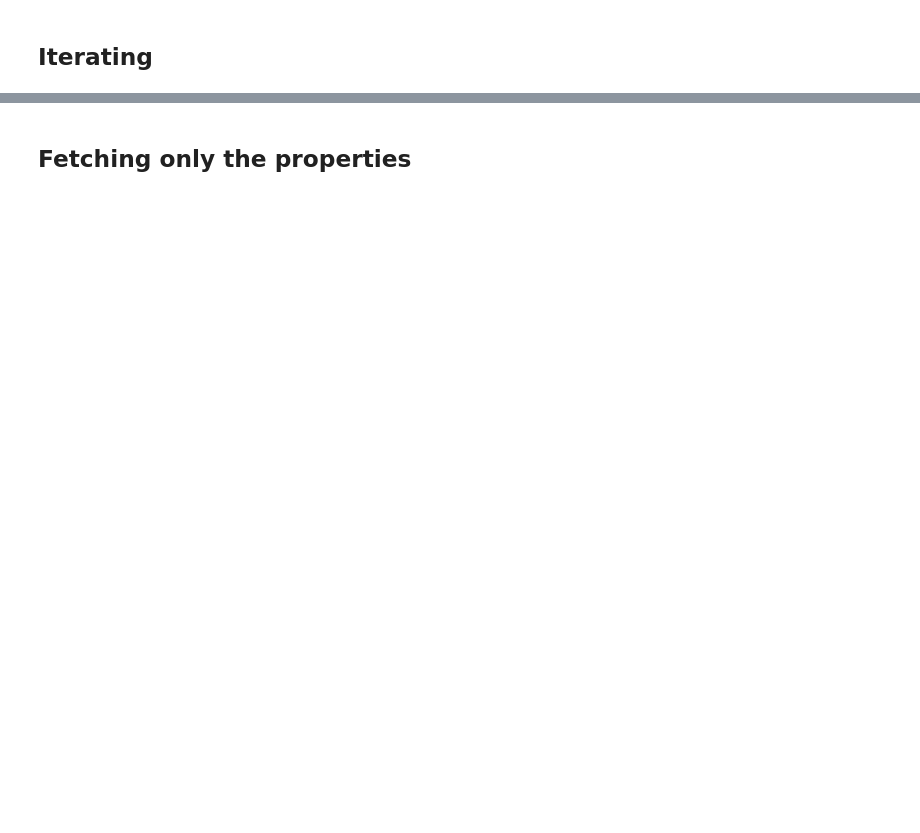
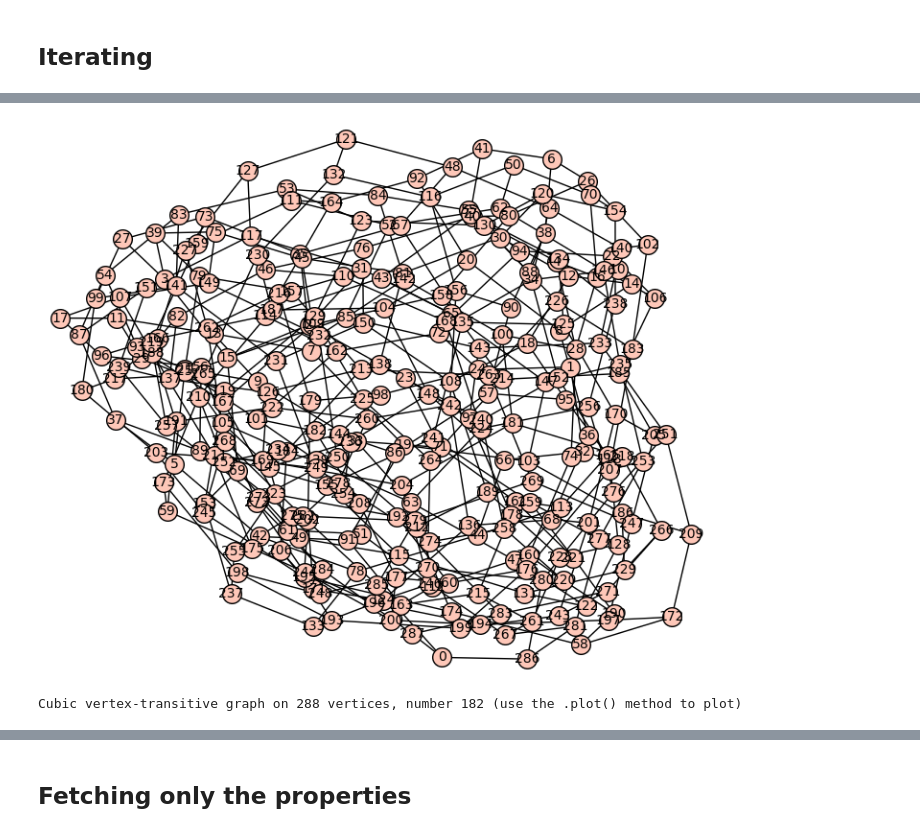
Before and after one commit to DiscreteZOO/Presentations, a Jupyter notebook: 2018-09-28-Koper/DiscreteZOO-demo.ipynb, the cells around one changed output, grey strips where cells are left out. Saved outputs shown, nothing was run; the diff lists cells and outputs as text; code cells hidden in the pictures; blank space fills up the shorter version.

```diff
--- a/2018-09-28-Koper/DiscreteZOO-demo.ipynb
+++ b/2018-09-28-Koper/DiscreteZOO-demo.ipynb
@@ -58,6 +115,10 @@ L[0].plot()
 # %%
-info.one(order = 288, orderby = Desc(girth)).plot() # A CVT graph of order 288 with largest girth
+info.one(order == 288, orderby = Desc(girth)).plot() # A CVT graph of order 288 with largest girth
+# %% [output]
+[figure, added]
 # %%
-info.one(order = 288, orderby = Desc(girth), offset = 1) # A second such graph
+info.one(order == 288, orderby = Desc(girth), offset = 1) # A second such graph
+# %% [output]
+Cubic vertex-transitive graph on 288 vertices, number 182 (use the .plot() method to plot)
 # %%
 info.one(girth >= 6, diameter == 4).plot() # A graph with girth at least 6 and diameter 4
```
Also changed, not shown: parts of 39 cells of this notebook.
